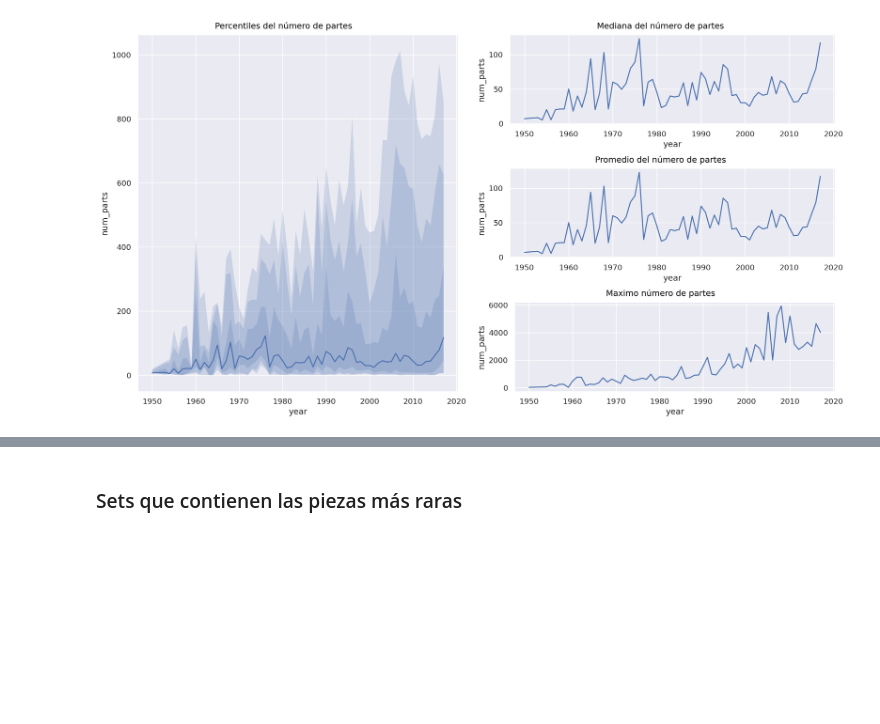
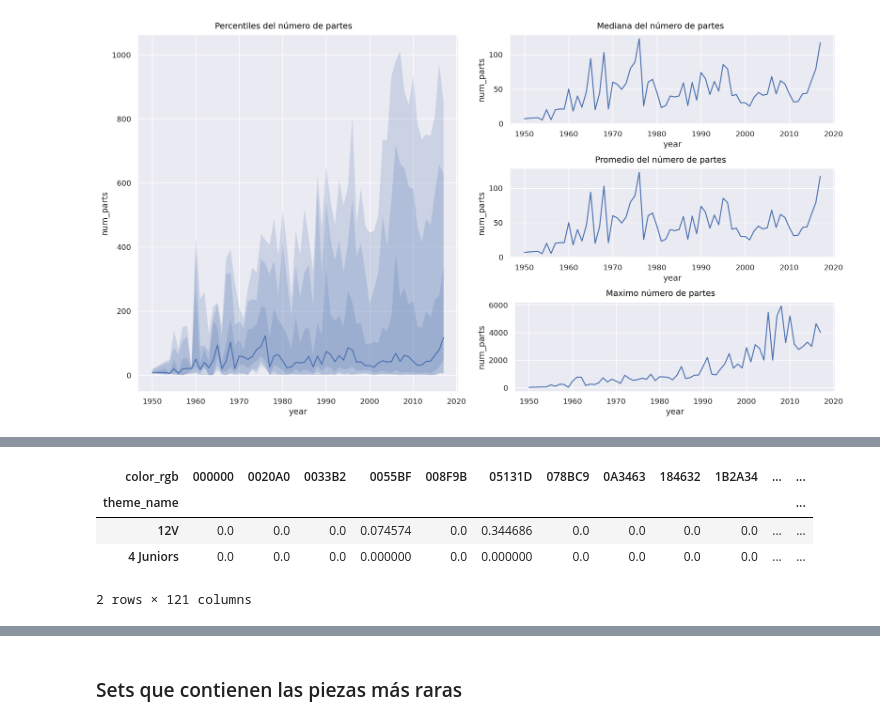
Before and after one commit to gonzafernan/ceia-andd, a Jupyter notebook: lego.ipynb, the cells around one changed output, grey strips where cells are left out. Drawn from its saved outputs; the diff is of its cells as text; code cells hidden in the pictures; blank space fills up the shorter version.

```diff
--- a/lego.ipynb
+++ b/lego.ipynb
@@ -250,0 +267,11 @@ p.on(ssfig2[2]).add(so.Line(), so.Agg("max")).plot()
+# %%
+theme_color_corr = theme_color_df.groupby(["color_rgb", "theme_name"]).size().reset_index().pivot(columns="color_rgb", index="theme_name", values=0)
+theme_color_corr.fillna(value=0, inplace=True)
+theme_color_corr = theme_color_corr.div(theme_color_corr.sum(axis=1), axis=0)
+theme_color_corr.head(2)
+# %% [output]
+| color_rgb | 000000 | 0020A0 | 0033B2 | 0055BF | 008F9B | 05131D | 078BC9 | 0A3463 | 184632 | 1B2A34 | ... | ... |
+| theme_name |  |  |  |  |  |  |  |  |  |  |  | ... |
+| 12V | 0.0 | 0.0 | 0.0 | 0.074574 | 0.0 | 0.344686 | 0.0 | 0.0 | 0.0 | 0.0 | ... | ... |
+| 4 Juniors | 0.0 | 0.0 | 0.0 | 0.000000 | 0.0 | 0.000000 | 0.0 | 0.0 | 0.0 | 0.0 | ... | ... |
+2 rows × 121 columns
```
Also changed, not shown: parts of 12 cells of this notebook.
